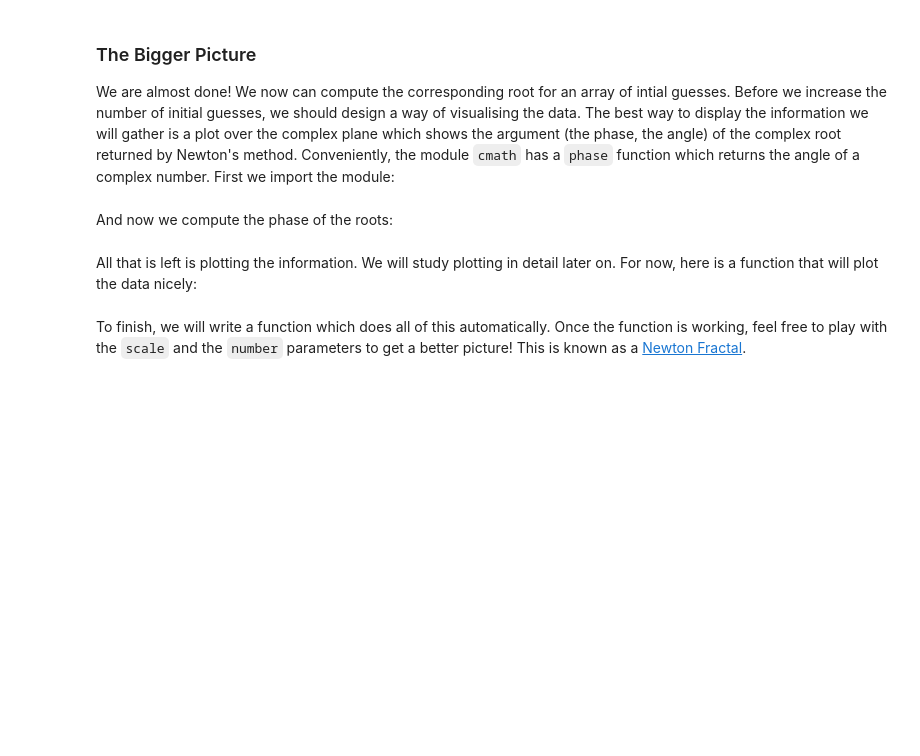
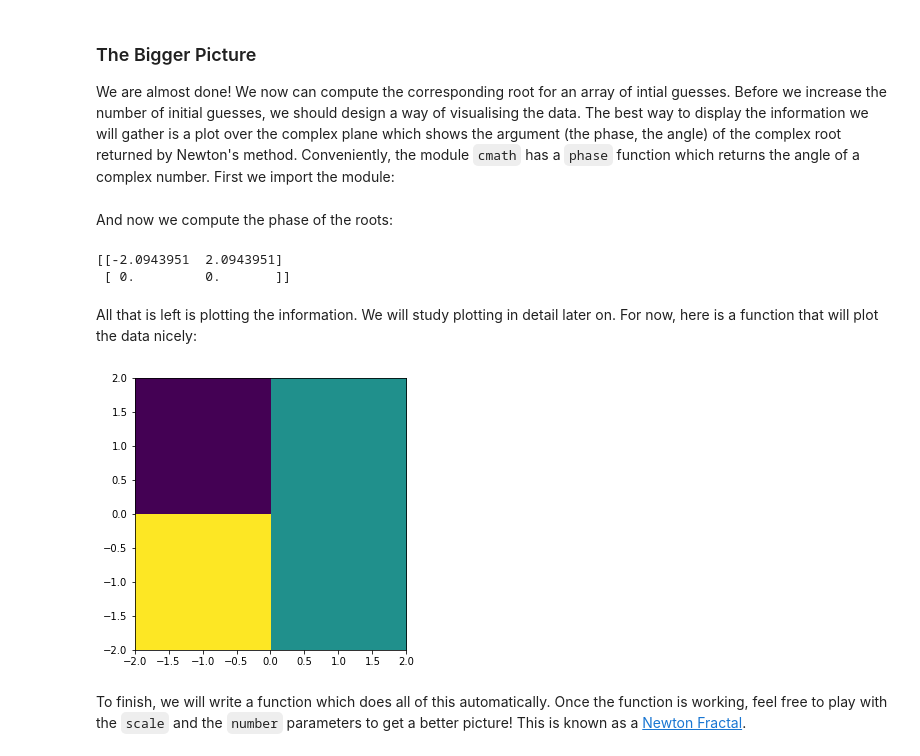
Before and after one commit to rafaelbailo/python-data-science, a Jupyter notebook: 003_iterative-algorithms-part-two.ipynb, the cells around one changed output. Saved outputs shown, nothing was run; the diff lists cells and outputs as text; code cells hidden in the pictures; blank space fills up the shorter version.

```diff
--- a/003_iterative-algorithms-part-two.ipynb
+++ b/003_iterative-algorithms-part-two.ipynb
@@ -104,2 +276,8 @@ We can define arrays which contain the real and imaginary parts of the initial g
+# %%
+xArray = np.linspace(-scale, scale, number)
+yArray = np.linspace(-scale, scale, number)
 # %% [markdown]
 We can now use a list comprehension to assemble an `array` of complex numbers. In fact, we have to use **two** comprehensions. One over `xArray`, and one over `yArray`:
+# %%
+Z = np.array([[complex(x,y) for y in yArray] for x in xArray])
+print(Z)
@@ -111,3 +297,6 @@ We can map this matrix to another matrix using list comprehensions again, though
 Of course, we could have used multiplication (`2*Z`) as well.
 
 Instead of multiplying each number, we can use the values in `Z` as the initial value for Newton's method:
+# %%
+roots = np.array([[newton(r, rPrime, z, 1.0e-15) for z in row] for row in Z])
+print(roots)
@@ -118,5 +312,11 @@ We are almost done! We now can compute the corresponding root for an array of in
 # %% [markdown]
 And now we compute the phase of the roots:
+# %%
+phase = np.array([[cmath.phase(z) for z in row] for row in roots])
+print(phase)
+# %% [output]
+[[-2.0943951  2.0943951]
+ [ 0.         0.       ]]
 # %% [markdown]
 All that is left is plotting the information. We will study plotting in detail later on. For now, here is a function that will plot the data nicely:
 # %%
@@ -126,5 +326,9 @@ def plotArray(x,y,Z):
     plt.figure(figsize=(5, 5))
     extent=(x[0], x[-1], y[0], y[-1])
     plt.imshow(np.transpose(Z), extent=extent, cmap="viridis")
+# %%
+plotArray(xArray, yArray, phase)
+# %% [output]
+[figure, added]
 # %% [markdown]
 To finish, we will write a function which does all of this automatically. Once the function is working, feel free to play with the `scale` and the `number` parameters to get a better picture! This is known as a [Newton Fractal](https://en.wikipedia.org/wiki/Newton_fractal).
```
Also changed, not shown: parts of 57 cells of this notebook, 7 other files.
